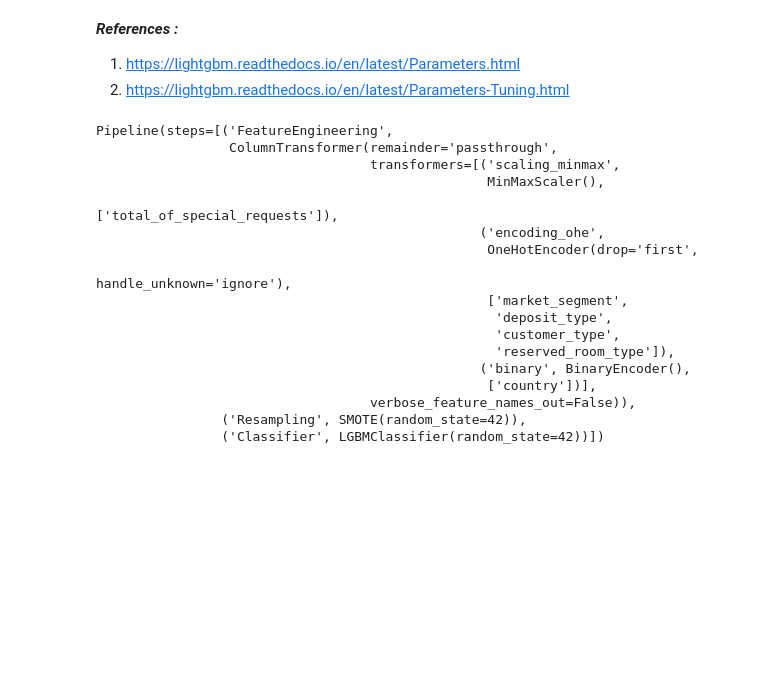
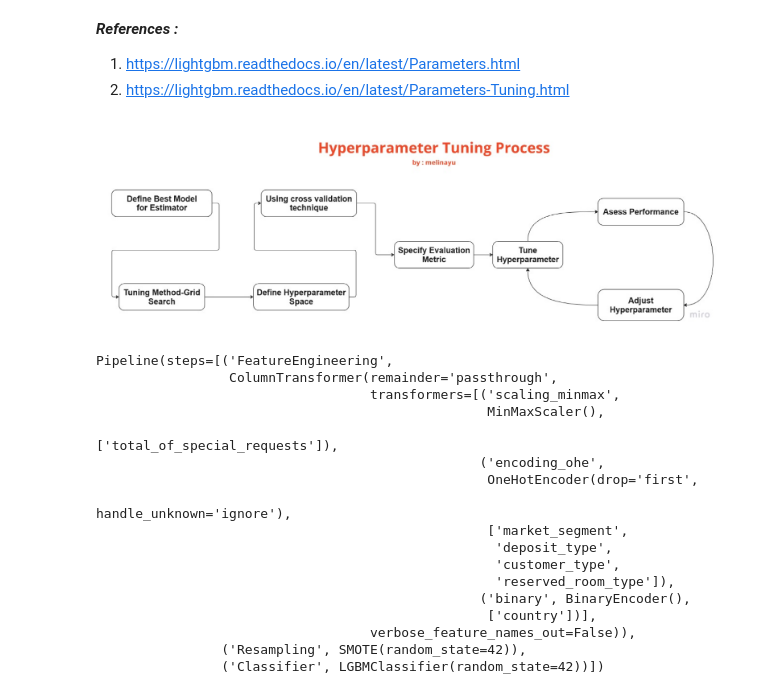
Before and after one commit to melinayu/Hotel-Booking-Demand-Project, a Jupyter notebook: notebooks/Hotel-Booking-Demand.ipynb, the cells around one changed output. Saved outputs shown, nothing was run; the diff lists cells and outputs as text; code cells hidden in the pictures; blank space fills up the shorter version.

```diff
--- a/notebooks/Hotel-Booking-Demand.ipynb
+++ b/notebooks/Hotel-Booking-Demand.ipynb
@@ -960,4 +960,13 @@ pickle.dump(best_model_without_resample, open('LGBM_v1_0826.sav', 'wb'))
 
 1. https://lightgbm.readthedocs.io/en/latest/Parameters.html
 2. https://lightgbm.readthedocs.io/en/latest/Parameters-Tuning.html
+# %%
+# Load and display an image - Hyperparameter Tuning Process
+plt.figure(figsize=(20, 10))
+img = mpimg.imread(r'C:\Users\user\OneDrive\Documents\Hotel-Booking-Demand-Project\assets\hyperparameter.jpg')
+plt.imshow(img)
+plt.axis('off')
+plt.show()
+# %% [output]
+[figure, added]
 # %%
```
Also changed, not shown: parts of 9 cells of this notebook, 8 other files.
